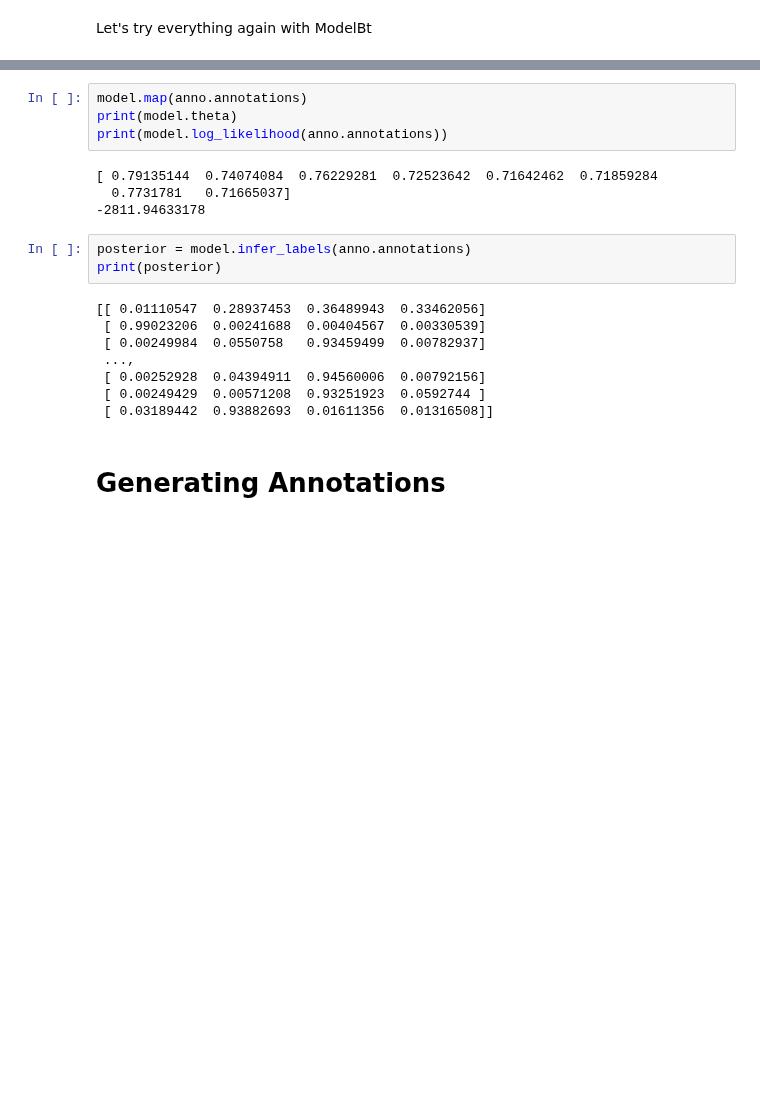
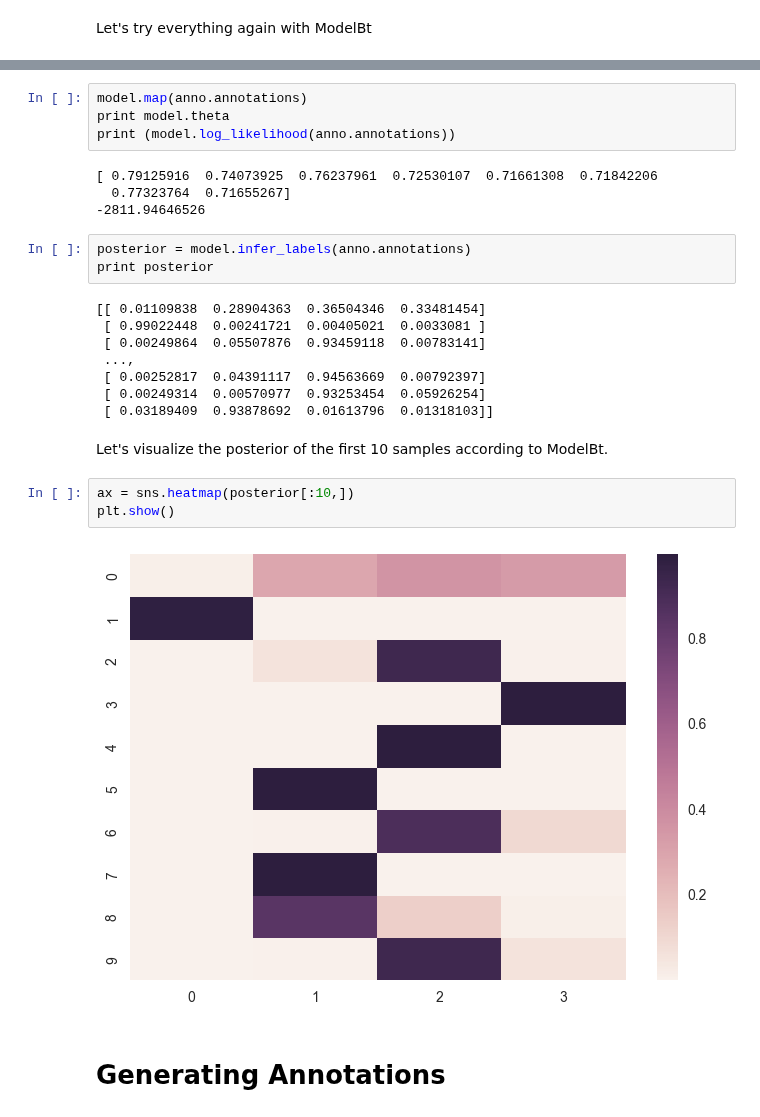
Before and after one commit to KnowledgeLab/content_analysis, a Jupyter notebook: notebooks/5-Reliability.ipynb, the cells around one changed output, grey strips where cells are left out. Drawn from its saved outputs; the diff is of its cells as text; blank space fills up the shorter version.

```diff
--- a/notebooks/5-Reliability.ipynb
+++ b/notebooks/5-Reliability.ipynb
@@ -187,22 +152,29 @@ print(model.log_likelihood(anno.annotations))
 # %%
 model.map(anno.annotations)
-print(model.theta)
-print(model.log_likelihood(anno.annotations))
+print model.theta
+print (model.log_likelihood(anno.annotations))
 # %% [output]
-[ 0.79135144  0.74074084  0.76229281  0.72523642  0.71642462  0.71859284
-  0.7731781   0.71665037]
--2811.94633178
+[ 0.79125916  0.74073925  0.76237961  0.72530107  0.71661308  0.71842206
+  0.77323764  0.71655267]
+-2811.94646526
 # %%
 posterior = model.infer_labels(anno.annotations)
-print(posterior)
+print posterior
 # %% [output]
-[[ 0.01110547  0.28937453  0.36489943  0.33462056]
- [ 0.99023206  0.00241688  0.00404567  0.00330539]
- [ 0.00249984  0.0550758   0.93459499  0.00782937]
+[[ 0.01109838  0.28904363  0.36504346  0.33481454]
+ [ 0.99022448  0.00241721  0.00405021  0.0033081 ]
+ [ 0.00249864  0.05507876  0.93459118  0.00783141]
  ...,
- [ 0.00252928  0.04394911  0.94560006  0.00792156]
- [ 0.00249429  0.00571208  0.93251923  0.0592744 ]
- [ 0.03189442  0.93882693  0.01611356  0.01316508]]
+ [ 0.00252817  0.04391117  0.94563669  0.00792397]
+ [ 0.00249314  0.00570977  0.93253454  0.05926254]
+ [ 0.03189409  0.93878692  0.01613796  0.01318103]]
+# %% [markdown]
+Let's visualize the posterior of the first 10 samples according to ModelBt.
+# %%
+ax = sns.heatmap(posterior[:10,])
+plt.show()
+# %% [output]
+[figure, added]
 # %% [markdown]
 # Generating Annotations
 # %% [markdown]
```
Also changed, not shown: parts of 50 cells of this notebook, 1 other file.
